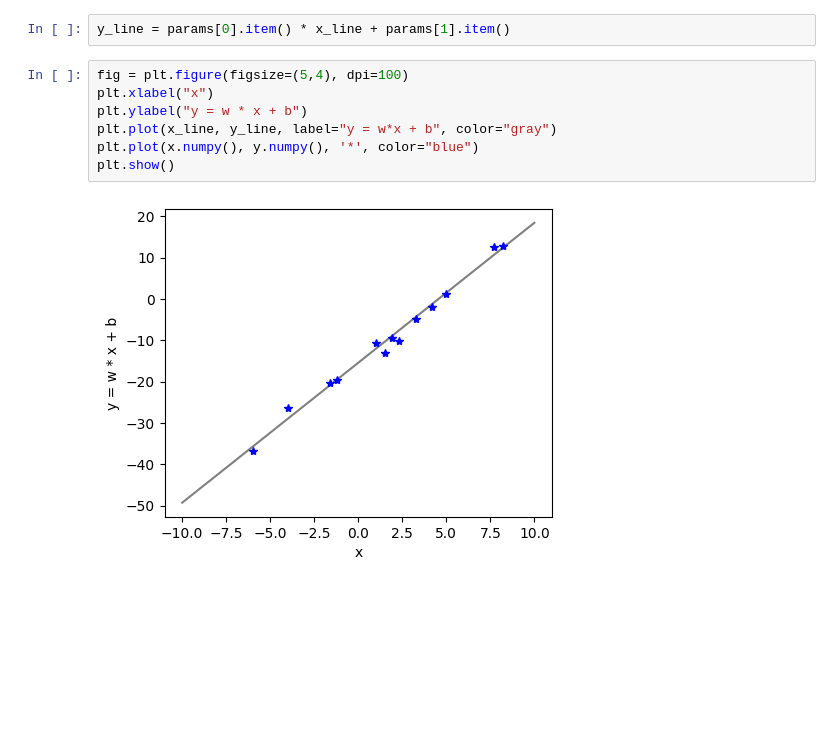
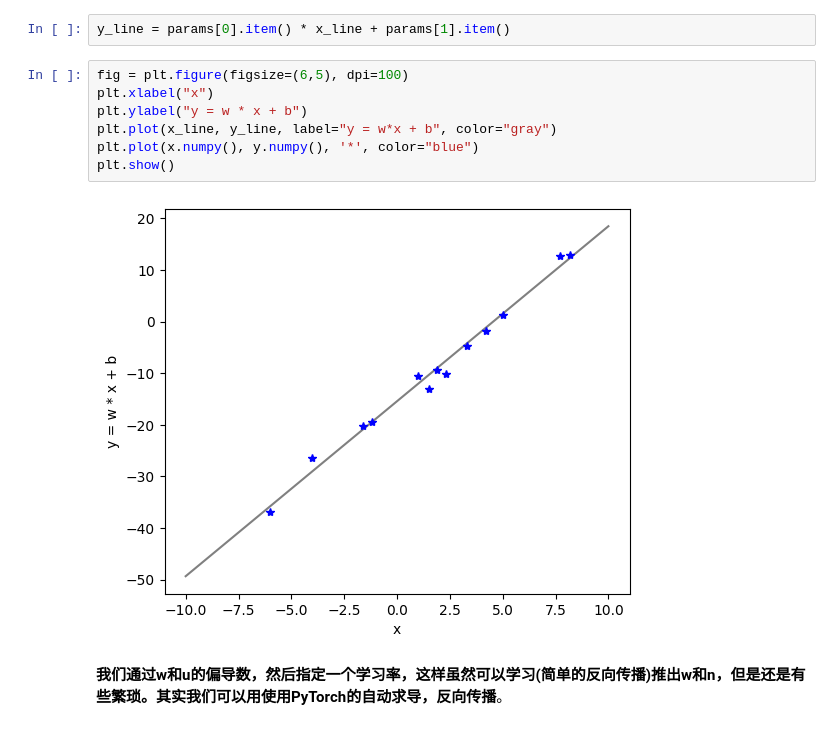
Before and after one commit to codelieche/deep-learning-in-action, a Jupyter notebook: notebook/21-回归/01-回归预测x与y的关系-01自己计算梯度.ipynb, the cells around one changed output. Cells and saved outputs as stored; diff of their text form; blank space fills up the shorter version.

```diff
--- a/notebook/21-回归/01-回归预测x与y的关系-01.ipynb
+++ b/notebook/21-回归/01-回归预测x与y的关系-01自己计算梯度.ipynb
@@ -251,11 +269,13 @@ x_line = np.linspace(-10,10,500)
 # %%
 y_line = params[0].item() * x_line + params[1].item()
 # %%
-fig = plt.figure(figsize=(5,4), dpi=100)
+fig = plt.figure(figsize=(6,5), dpi=100)
 plt.xlabel("x")
 plt.ylabel("y = w * x + b")
 plt.plot(x_line, y_line, label="y = w*x + b", color="gray")
 plt.plot(x.numpy(), y.numpy(), '*', color="blue")
 plt.show()
 # %% [output]
-[figure, old version]
+[figure, new version]
+# %% [markdown]
+**我们通过w和u的偏导数，然后指定一个学习率，这样虽然可以学习(简单的反向传播)推出w和n，但是还是有些繁琐。其实我们可以用使用PyTorch的自动求导，反向传播**。
```
Also changed, not shown: parts of 8 cells of this notebook, 4 other files.
